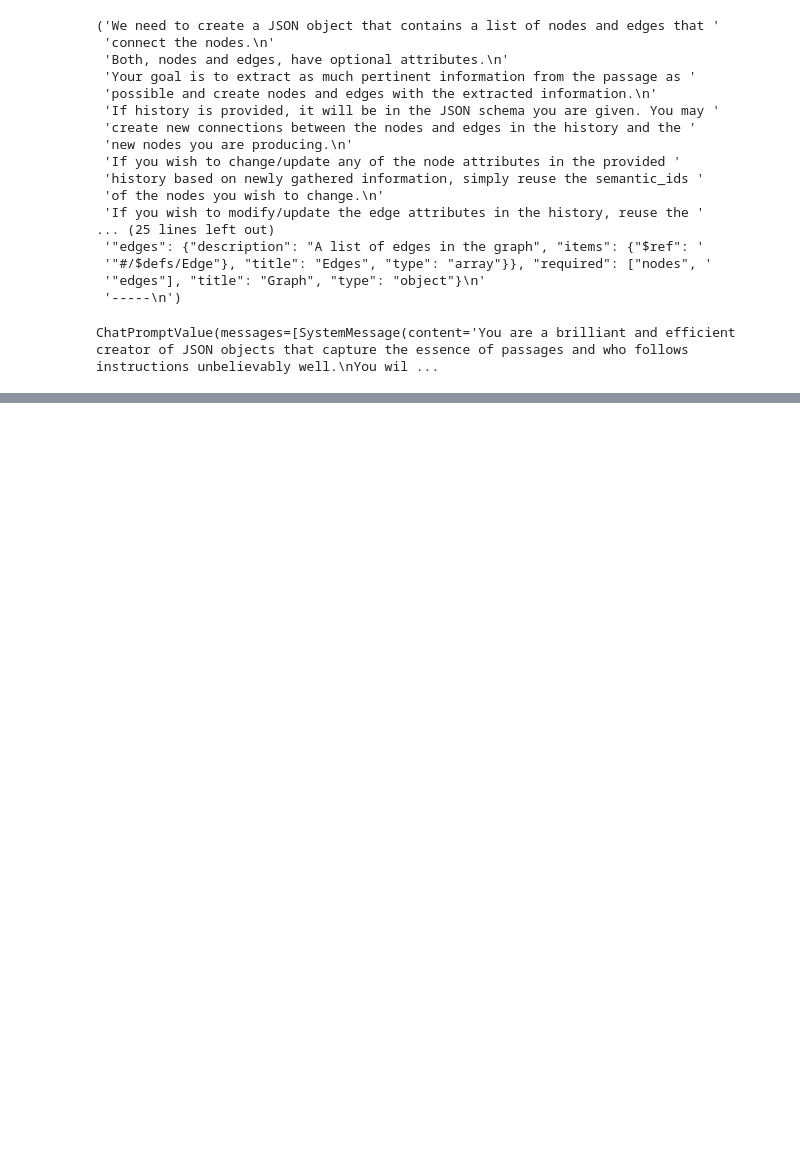
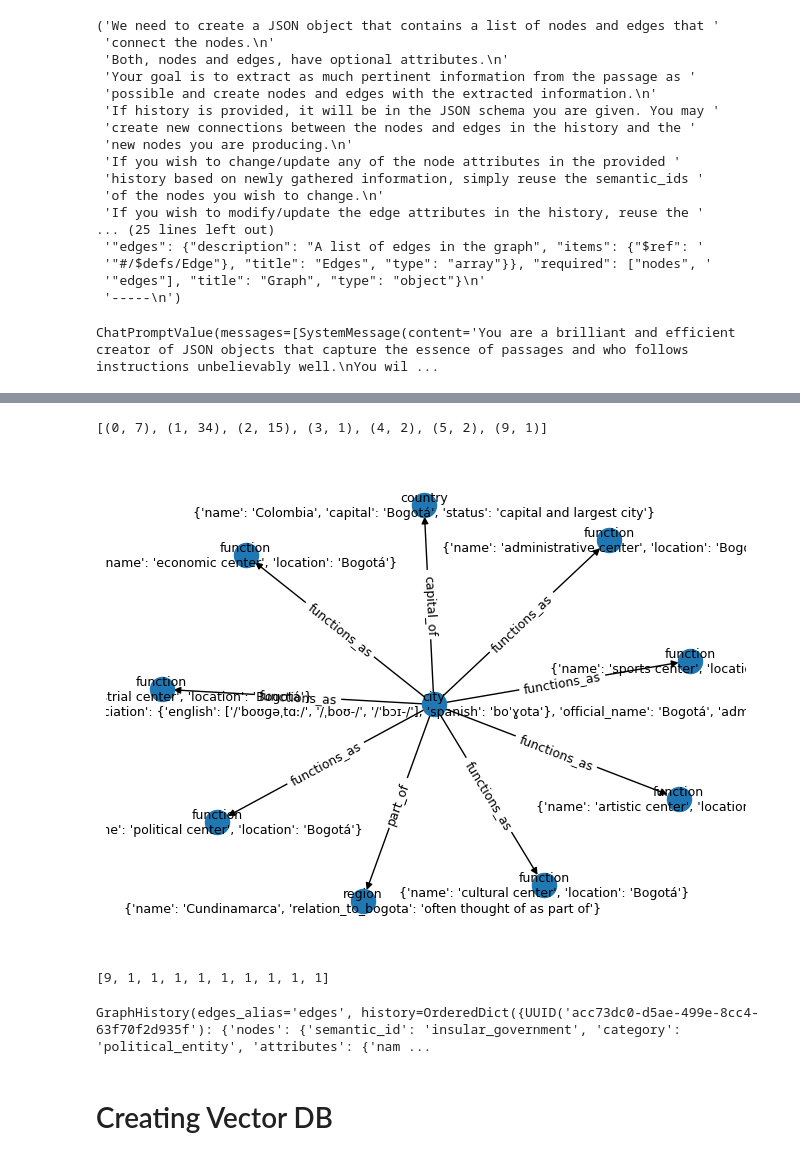
Before and after one commit to DmitriyLeybel/dmitriyleybel.github.io, a Jupyter notebook: technical_blog/knowledge-graph-rag-benchmark-1/notebooks/kg_build.ipynb, the cells around one changed output, grey strips where cells are left out. Saved outputs shown, nothing was run; the diff lists cells and outputs as text; code cells hidden in the pictures; blank space fills up the shorter version.

```diff
--- a/technical_blog/knowledge-graph-rag-benchmark-1/notebooks/kg_build.ipynb
+++ b/technical_blog/knowledge-graph-rag-benchmark-1/notebooks/kg_build.ipynb
@@ -511,0 +918,8 @@ KeyError: 'instructions'
+# %%
+from collections import Counter
+
+# Count the occurrences of each length in len_list and sort them by length
+counted_lengths = sorted(Counter(len_list).items())
+counted_lengths
+# %% [output]
+[(0, 7), (1, 34), (2, 15), (3, 1), (4, 2), (5, 2), (9, 1)]
@@ -511,0 +928,30 @@ KeyError: 'instructions'
+# %%
+import rustworkx as rx
+from rustworkx.visualization import mpl_draw
+
+# Assuming 'graph' is your existing PyDiGraph object
+node_index = 35  # Example node index
+
+# Get predecessors and successors
+predecessors = list(digraph.predecessor_indices(node_index))
+successors = list(digraph.successor_indices(node_index))
+
+# Include the original node and ensure uniqueness of nodes
+subgraph_nodes = list(set([node_index] + predecessors + successors))
+
+# Create the subgraph
+subgraph = digraph.subgraph(subgraph_nodes)
+
+
+# Visualize the graph with labels based on node and edge categories
+mpl_draw(subgraph, with_labels=True,
+         labels=lambda node: f'{node["category"]}\n{node.get("attributes", "")}',
+         edge_labels=lambda edge: f'{edge["category"]}',
+         font_size=9)
+# %% [output]
+[figure, added]
+# %%
+len_list = [len(digraph.incident_edges(n, all_edges=True)) for n in range(len(digraph.node_indices()))]
+len_list
+# %% [output]
+[9, 1, 1, 1, 1, 1, 1, 1, 1, 1]
@@ -511,0 +978,6 @@ KeyError: 'instructions'
+# %%
+graph_history0
+# %% [output]
+GraphHistory(edges_alias='edges', history=OrderedDict({UUID('acc73dc0-d5ae-499e-8cc4-63f70f2d935f'): {'nodes': {'semantic_id': 'insular_government', 'category': 'political_entity', 'attributes': {'nam ...
+# %% [markdown]
+# Creating Vector DB
```
Also changed, not shown: parts of 72 cells of this notebook, 11 other files.
